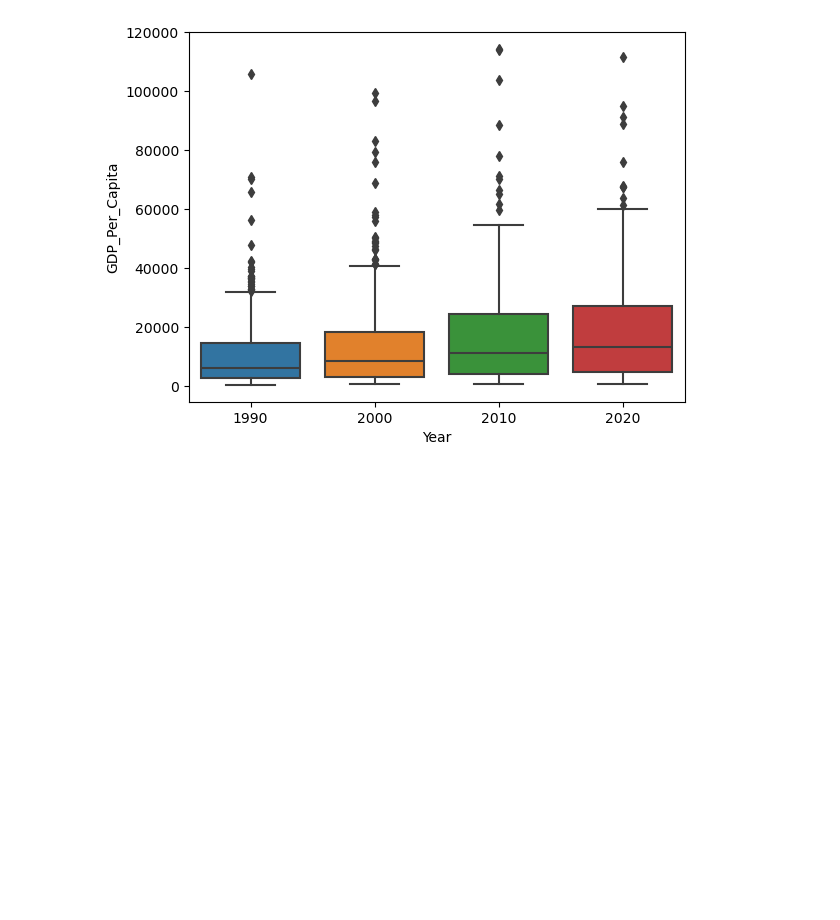
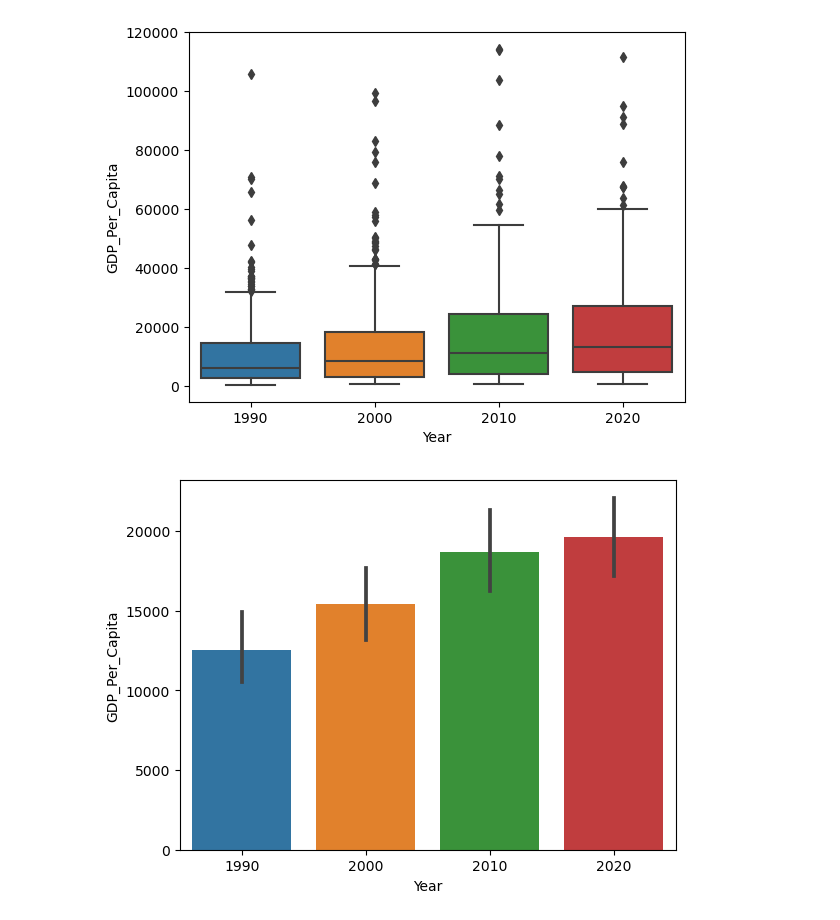
Before and after one commit to NSS-Data-Analytics-Cohort-11/undata-Jordan-D-Taylor, a Jupyter notebook: notebook/UN_data.ipynb, the cells around one changed output. Cells and saved outputs as stored; diff of their text form; code cells hidden in the pictures; blank space fills up the shorter version.

```diff
--- a/notebook/UN_data.ipynb
+++ b/notebook/UN_data.ipynb
@@ -176,5 +192,5 @@ Q8a['GDP_Per_Capita'].median()
 # %%
 years = [1990,2000,2010,2020]
 # %%
-Q10 = gdp_df[gdp_df['Year'].isin(years)]
+gdp_decades = gdp_df[gdp_df['Year'].isin(years)]
 # %%
@@ -182,2 +198,6 @@ Boxplot = sns.boxplot(y=Q10['GDP_Per_Capita'], x=Q10['Year'])
 # %% [output]
 [figure]
+# %%
+Barplot = sns.barplot(y=gdp_decades['GDP_Per_Capita'], x=gdp_decades['Year'])
+# %% [output]
+[figure, added]
```
Also changed, not shown: parts of 40 cells of this notebook.
